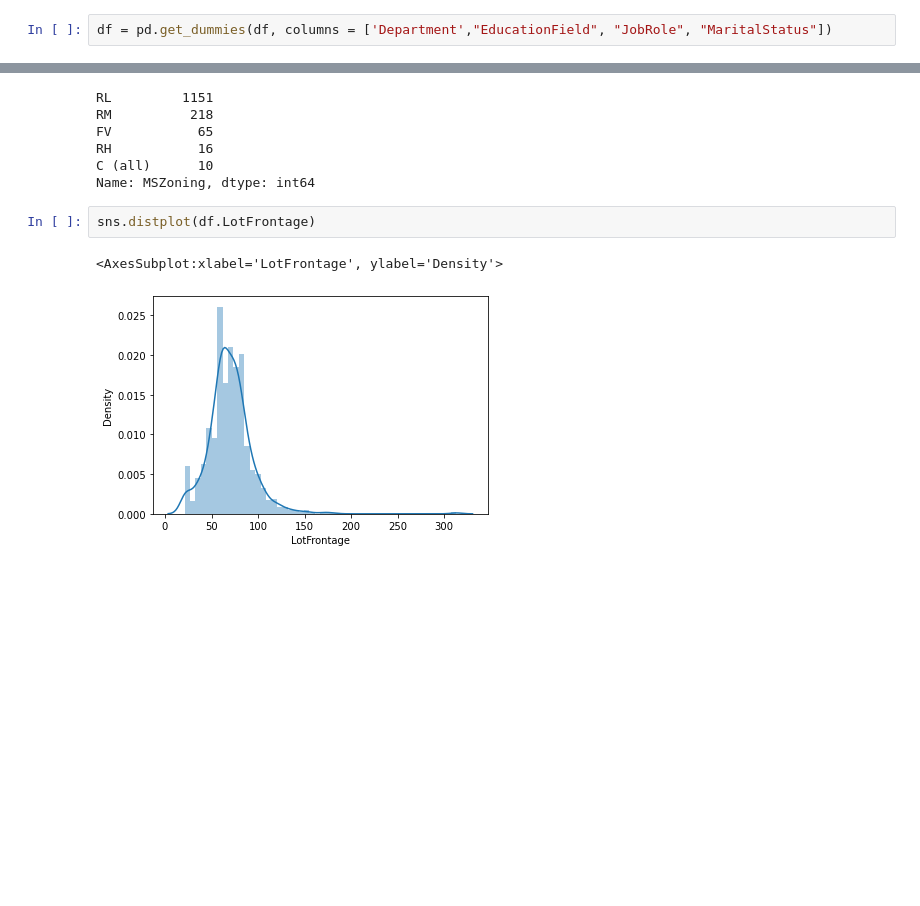
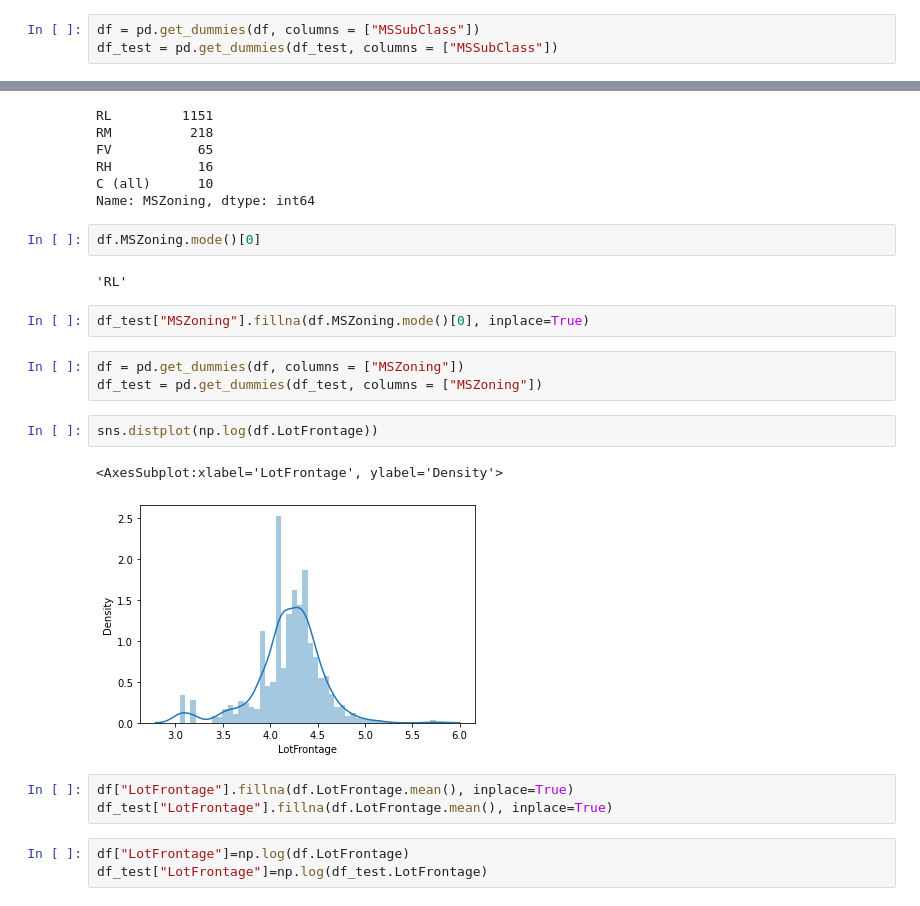
Before and after one commit to marbc3/House-Price-Prediction, a Jupyter notebook: House Price Prediction.ipynb, the cells around one changed output, grey strips where cells are left out. Cells and saved outputs as stored; diff of their text form; blank space fills up the shorter version.

```diff
--- a/House Price Prediction.ipynb
+++ b/House Price Prediction.ipynb
@@ -142,7 +144,8 @@ df.MSSubClass.value_counts()
 40       4
 Name: MSSubClass, dtype: int64
 # %%
-df = pd.get_dummies(df, columns = ['Department',"EducationField", "JobRole", "MaritalStatus"])
+df = pd.get_dummies(df, columns = ["MSSubClass"])
+df_test = pd.get_dummies(df_test, columns = ["MSSubClass"])
 # %%
 #MSZoning OHE
 df.MSZoning.value_counts()
@@ -153,8 +156,23 @@ FV           65
 RH           16
 C (all)      10
 Name: MSZoning, dtype: int64
+# %%
+df.MSZoning.mode()[0]
+# %% [output]
+'RL'
+# %%
+df_test["MSZoning"].fillna(df.MSZoning.mode()[0], inplace=True)
+# %%
+df = pd.get_dummies(df, columns = ["MSZoning"])
+df_test = pd.get_dummies(df_test, columns = ["MSZoning"])
 # %%
-sns.distplot(df.LotFrontage)
+sns.distplot(np.log(df.LotFrontage))
 # %% [output]
 <AxesSubplot:xlabel='LotFrontage', ylabel='Density'>
-[figure, old version]
+[figure, new version]
+# %%
+df["LotFrontage"].fillna(df.LotFrontage.mean(), inplace=True)
+df_test["LotFrontage"].fillna(df.LotFrontage.mean(), inplace=True)
+# %%
+df["LotFrontage"]=np.log(df.LotFrontage)
+df_test["LotFrontage"]=np.log(df_test.LotFrontage)
```
Also changed, not shown: parts of 30 cells of this notebook.
